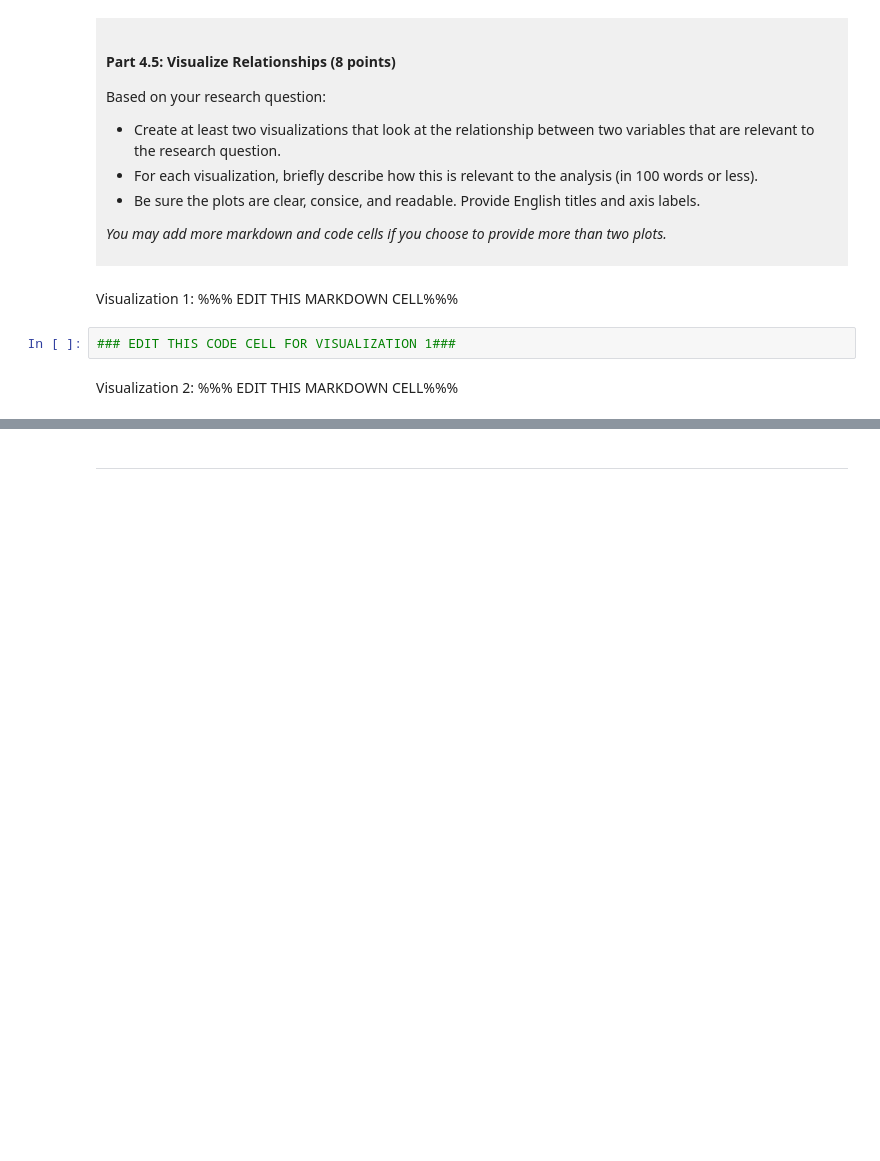
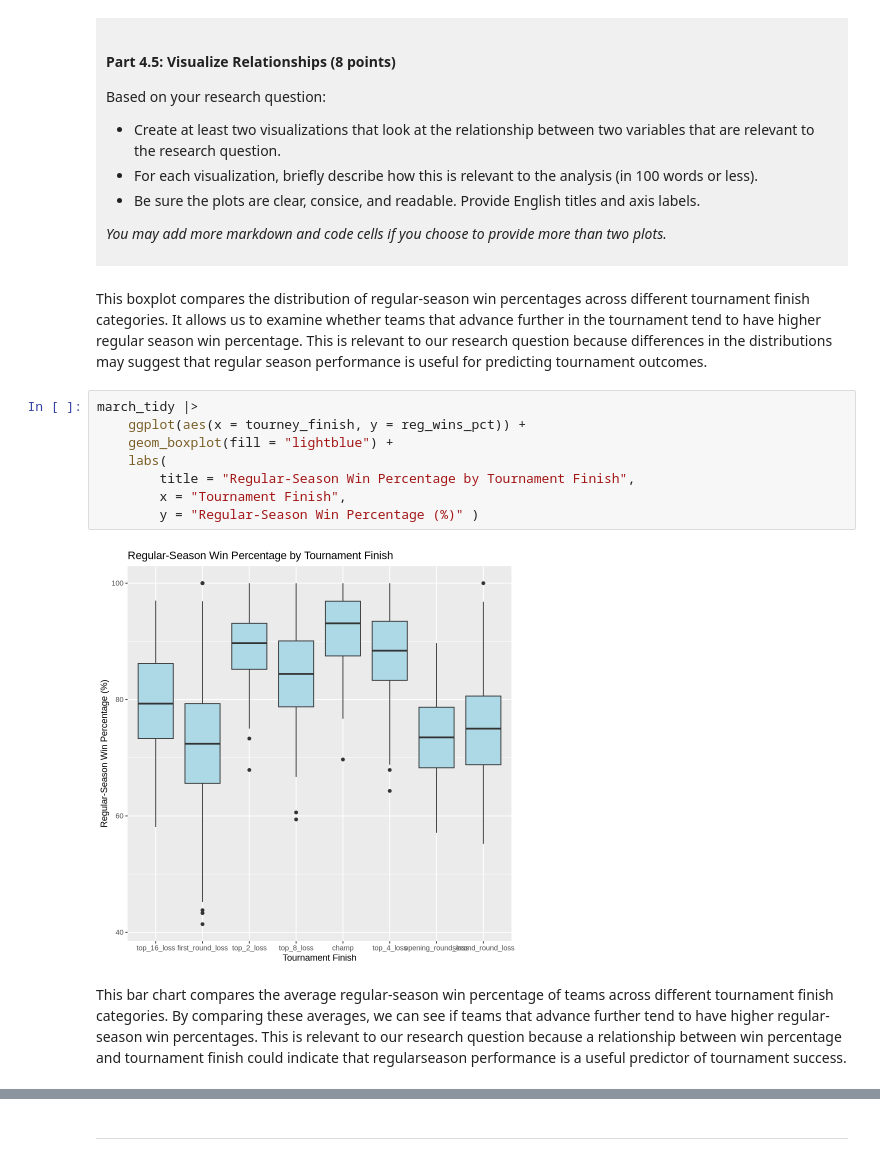
Before and after one commit to jadafrye/dsci-100-project-jada-frye, a Jupyter notebook: dsci-100-project-notebook.ipynb, the cells around one changed output, grey strips where cells are left out. Saved outputs shown, nothing was run; the diff lists cells and outputs as text; blank space fills up the shorter version.

```diff
--- a/dsci-100-project-notebook.ipynb
+++ b/dsci-100-project-notebook.ipynb
@@ -321,9 +371,17 @@ Based on your research question:
 *You may add more markdown and code cells if you choose to provide more than two plots.*
 </div>
 # %% [markdown]
-Visualization 1: %%% EDIT THIS MARKDOWN CELL%%%
+This boxplot compares the distribution of regular-season win percentages across different tournament finish categories. It allows us to examine whether teams that advance further in the tournament tend to have higher regular season win percentage. This is relevant to our research question because differences in the distributions may suggest that regular season performance is useful for predicting tournament outcomes.
 # %%
-### EDIT THIS CODE CELL FOR VISUALIZATION 1###
+march_tidy |>
+    ggplot(aes(x = tourney_finish, y = reg_wins_pct)) +
+    geom_boxplot(fill = "lightblue") +
+    labs(
+        title = "Regular-Season Win Percentage by Tournament Finish",
+        x = "Tournament Finish",
+        y = "Regular-Season Win Percentage (%)" )
+# %% [output]
+[figure, added]
 # %% [markdown]
-Visualization 2: %%% EDIT THIS MARKDOWN CELL%%%
+This bar chart compares the average regular-season win percentage of teams across different tournament finish categories. By comparing these averages, we can see if teams that advance further tend to have higher regular-season win percentages. This is relevant to our research question because a relationship between win percentage and tournament finish could indicate that regularseason performance is a useful predictor of tournament success.
 # %%
```
Also changed, not shown: parts of 8 cells of this notebook.
